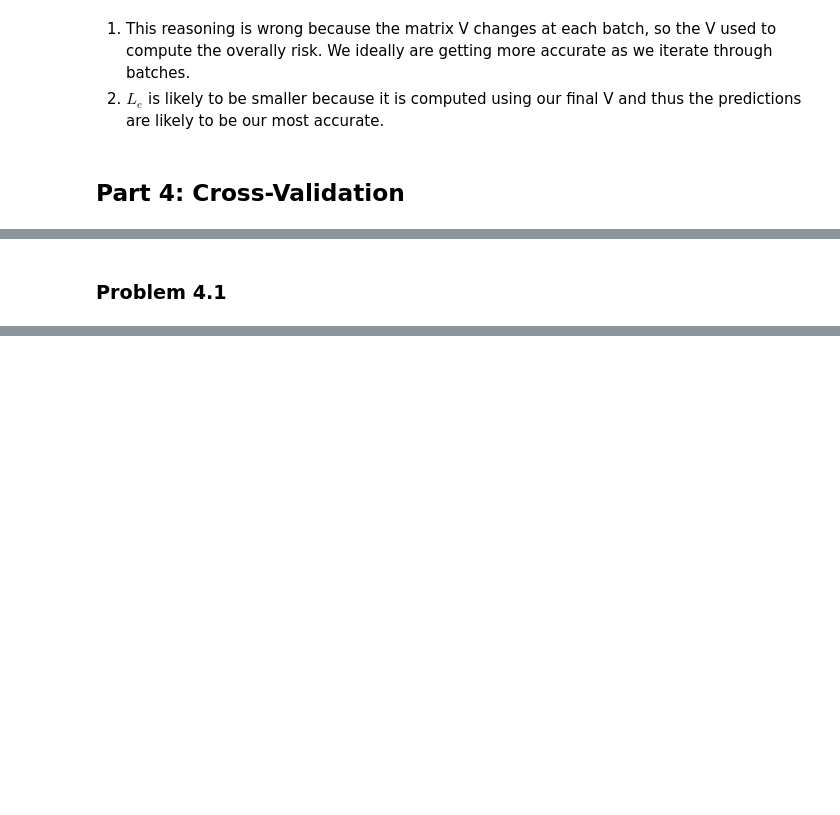
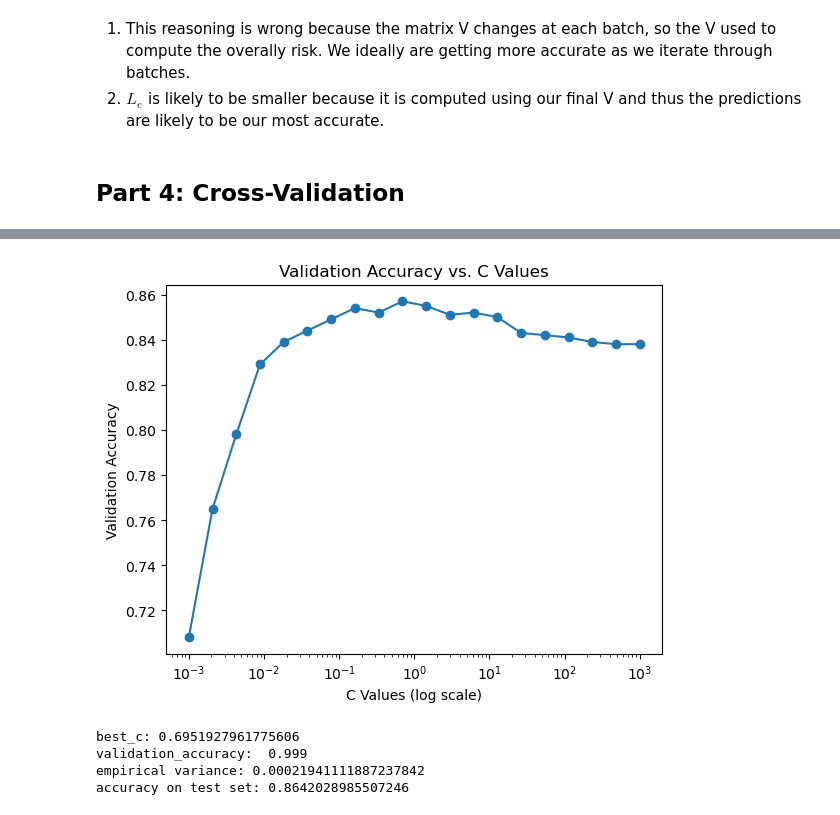
Before and after one commit to ethangold3/371_Homework06, a Jupyter notebook: homework06(github).ipynb, the cells around one changed output, grey strips where cells are left out. Cells and saved outputs as stored; diff of their text form; code cells hidden in the pictures; blank space fills up the shorter version.

```diff
--- a/homework06(github).ipynb
+++ b/homework06(github).ipynb
@@ -239,2 +243,45 @@ with open(file_name, 'rb') as file:
-# %% [markdown]
-### Problem 4.1
+# %%
+from sklearn.model_selection import KFold
+def cross_validation(t, c_values, n_folds):
+    accuracy_array = []
+    A = float("-inf")
+    variance = 0
+    optimal_c = 0
+    for C_value in c_values:
+        s = 0
+        kf = KFold(n_splits=n_folds, shuffle=True, random_state=42)
+        folds_accuracies = []
+        for fold, (train_indices, test_indices) in enumerate(kf.split(t.x, t.y)):
+            train_x, train_y = t.x[train_indices], t.y[train_indices]
+            test_x, test_y = t.x[test_indices], t.y[test_indices]
+            lr_model = LogisticRegression(max_iter=10000, C=C_value)
+            lr_model.fit(train_x, train_y)
+            accuracy = lr_model.score(test_x, test_y)
+            folds_accuracies.append(accuracy)
+            s = s + accuracy
+        avg = s/n_folds
+        accuracy_array.append(avg)
+        if avg > A:
+            A = avg
+            variance = np.var(folds_accuracies)
+            optimal_c =  C_value
+    best_h = LogisticRegression(max_iter=10000, C=optimal_c)
+    best_h.fit(t.x, t.y)
+    h_accuracy = best_h.score(t.x, t.y)
+    return best_h, h_accuracy, variance, accuracy_array
+# %%
+import time
+t, c_values, n_folds = mnist.train, np.logspace(-3, 3, num=20), 3
+start_time = time.time()
+best_h, h_accuracy, variance, accuracy_array = cross_validation(t, c_values, n_folds)
+end_time = time.time()
+elapsed_time = end_time - start_time
+print(f"Elapsed Time: {elapsed_time:.2f} seconds")
+plt.semilogx(c_values, accuracy_array, marker='o')
+plt.xlabel('C Values (log scale)')
+plt.ylabel('Validation Accuracy')
+plt.title('Validation Accuracy vs. C Values')
+
+# Show the plot
+plt.show()
+# %% [output]
@@ -240,0 +289,11 @@ with open(file_name, 'rb') as file:
+[figure, added]
+# %%
+print("best_c:", best_h.C)
+print("validation_accuracy: ",h_accuracy)
+print("empirical variance:", variance)
+print("accuracy on test set:" , best_h.score(mnist.test.x, mnist.test.y))
+# %% [output]
+best_c: 0.6951927961775606
+validation_accuracy:  0.999
+empirical variance: 0.00021941111887237842
+accuracy on test set: 0.8642028985507246
```
Also changed, not shown: parts of 3 cells of this notebook.
